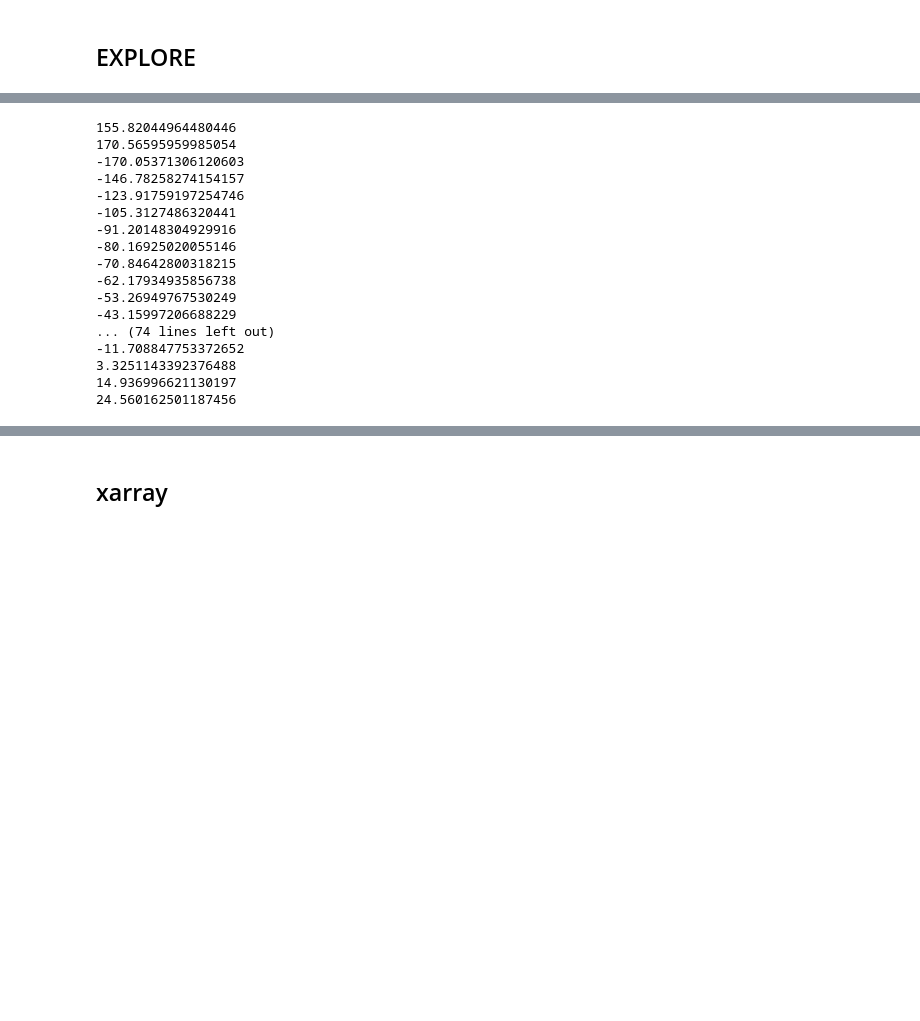
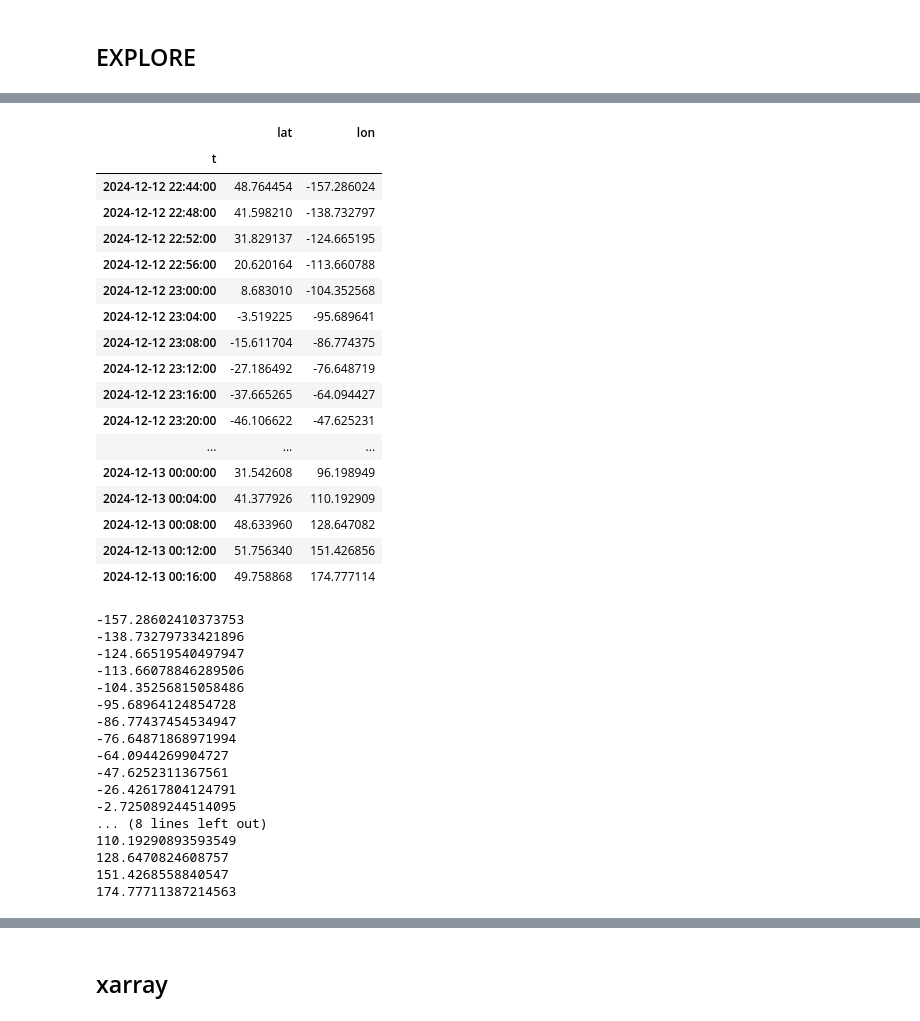
Before and after one commit to khalil-alexander/get_forecast, a Jupyter notebook: FuturePositionISS.ipynb, the cells around one changed output, grey strips where cells are left out. Drawn from its saved outputs; the diff is of its cells as text; code cells hidden in the pictures; blank space fills up the shorter version.

```diff
--- a/FuturePositionISS.ipynb
+++ b/FuturePositionISS.ipynb
@@ -291,21 +317,42 @@ df1
+# %%
+df_orbit
+# %% [output]
+|  | lat | lon |
+| t |  |  |
+| 2024-12-12 22:44:00 | 48.764454 | -157.286024 |
+| 2024-12-12 22:48:00 | 41.598210 | -138.732797 |
+| 2024-12-12 22:52:00 | 31.829137 | -124.665195 |
+| 2024-12-12 22:56:00 | 20.620164 | -113.660788 |
+| 2024-12-12 23:00:00 | 8.683010 | -104.352568 |
+| 2024-12-12 23:04:00 | -3.519225 | -95.689641 |
+| 2024-12-12 23:08:00 | -15.611704 | -86.774375 |
+| 2024-12-12 23:12:00 | -27.186492 | -76.648719 |
+| 2024-12-12 23:16:00 | -37.665265 | -64.094427 |
+| 2024-12-12 23:20:00 | -46.106622 | -47.625231 |
+| ... | ... | ... |
+| 2024-12-13 00:00:00 | 31.542608 | 96.198949 |
+| 2024-12-13 00:04:00 | 41.377926 | 110.192909 |
+| 2024-12-13 00:08:00 | 48.633960 | 128.647082 |
+| 2024-12-13 00:12:00 | 51.756340 | 151.426856 |
+| 2024-12-13 00:16:00 | 49.758868 | 174.777114 |
 # %%
-for element in df1['lon']:
+for element in df_orbit['lon']:
     print(element)
 # %% [output]
-155.82044964480446
-170.56595959985054
--170.05371306120603
--146.78258274154157
--123.91759197254746
--105.3127486320441
--91.20148304929916
--80.16925020055146
--70.84642800318215
--62.17934935856738
--53.26949767530249
--43.15997206688229
-... (74 lines left out)
--11.708847753372652
-3.3251143392376488
-14.936996621130197
-24.560162501187456
+-157.28602410373753
+-138.73279733421896
+-124.66519540497947
+-113.66078846289506
+-104.35256815058486
+-95.68964124854728
+-86.77437454534947
+-76.64871868971994
+-64.0944269904727
+-47.6252311367561
+-26.42617804124791
+-2.725089244514095
+... (8 lines left out)
+110.19290893593549
+128.6470824608757
+151.4268558840547
+174.77711387214563
```
Also changed, not shown: parts of 56 cells of this notebook.
